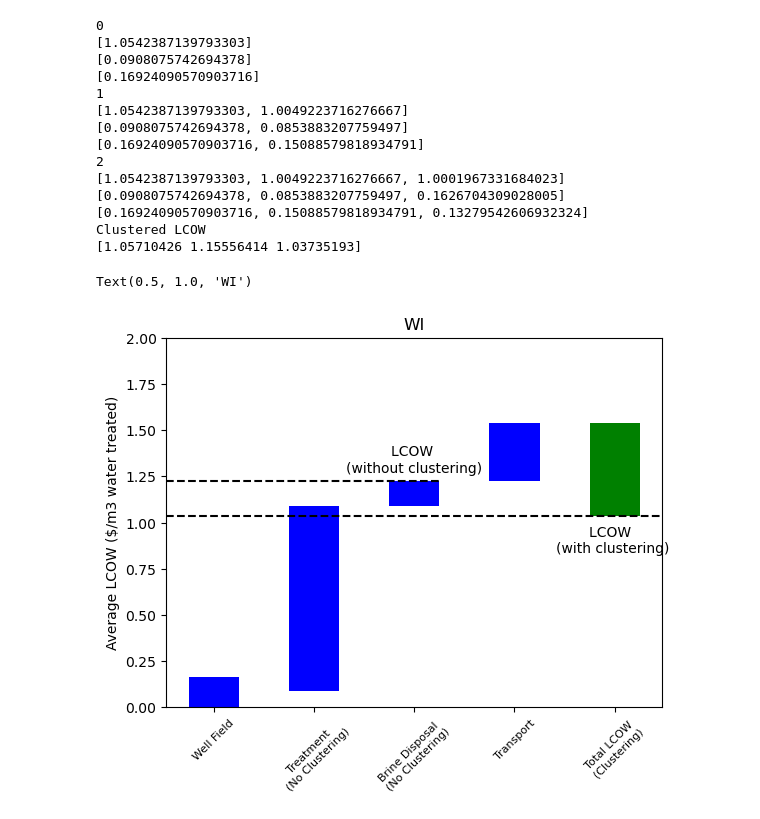
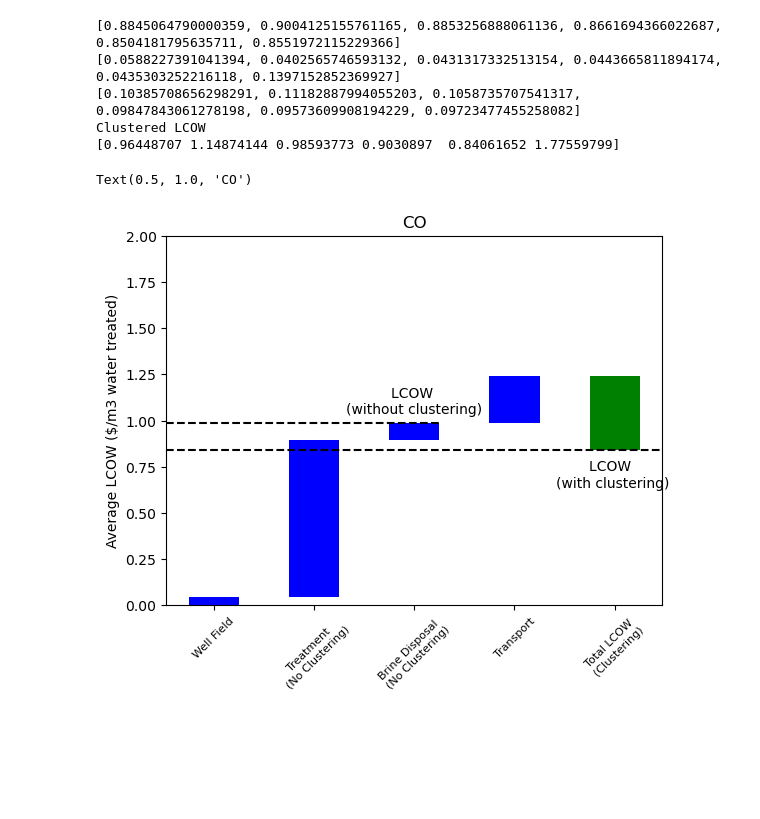
Before and after one commit to MuktaHardikar/WaterTAP3, a Jupyter notebook: watertap3/watertap3/economy_scale.ipynb, the cells around one changed output. Drawn from its saved outputs; the diff is of its cells as text; code cells hidden in the pictures; blank space fills up the shorter version.

```diff
--- a/watertap3/watertap3/economy_scale.ipynb
+++ b/watertap3/watertap3/economy_scale.ipynb
@@ -6,5 +8,5 @@ import math
 # %%
-state_alpha = 'WI'
+state_alpha = 'CO'
 # %%
 # Read the lcow file and the cluster lcow file
 
@@ -27,7 +29,7 @@ brine_lcow_no_clustering = []
 # Iterate through each cluster and subcluster. Create list of well unique id
 for cluster in cluster_df.cluster_id.unique():
     temp_df = cluster_df[cluster_df['cluster_id']==cluster]
-    print(cluster)
+    # print(cluster)
     for well_id in str(temp_df['unique_site_ID'].values[0]).split(','):
         # print(well_id)
         # print(bw_df[bw_df['unique_site_ID']==well_id]['treatment_lcow'].values[0])
@@ -39,28 +41,18 @@ for cluster in cluster_df.cluster_id.unique():
     treatment_lcow_no_clustering.append(np.average(treatment_lcow, weights=well_field_yield))
     brine_lcow_no_clustering.append(np.average(brine_lcow, weights=well_field_yield))
 
-    print(treatment_lcow_no_clustering)
-    print(well_field_lcow)
-    print(brine_lcow_no_clustering)
+print(treatment_lcow_no_clustering)
+print(well_field_lcow)
+print(brine_lcow_no_clustering)
 
 print('Clustered LCOW')
 print(cluster_df['cluster_lcow'].values)
-# print(cluster_df['cluster_avg_pipe_well_subcluster_lcow'].values + cluster_df['cluster_avg_pipe_subcluster_cluster_lcow'].values )
 # %% [output]
-0
-[1.0542387139793303]
-[0.0908075742694378]
-[0.16924090570903716]
-1
-[1.0542387139793303, 1.0049223716276667]
-[0.0908075742694378, 0.0853883207759497]
-[0.16924090570903716, 0.15088579818934791]
-2
-[1.0542387139793303, 1.0049223716276667, 1.0001967331684023]
-[0.0908075742694378, 0.0853883207759497, 0.1626704309028005]
-[0.16924090570903716, 0.15088579818934791, 0.13279542606932324]
+[0.8845064790000359, 0.9004125155761165, 0.8853256888061136, 0.8661694366022687, 0.8504181795635711, 0.8551972115229366]
+[0.0588227391041394, 0.0402565746593132, 0.0431317332513154, 0.0443665811894174, 0.0435303252216118, 0.1397152852369927]
+[0.10385708656298291, 0.11182887994055203, 0.1058735707541317, 0.09847843061278198, 0.09573609908194229, 0.09723477455258082]
 Clustered LCOW
-[1.05710426 1.15556414 1.03735193]
+[0.96448707 1.14874144 0.98593773 0.9030897  0.84061652 1.77559799]
 # %%
 fig, ax = plt.subplots()
 
@@ -71,43 +63,39 @@ bottom = 0
 ax.bar( x = x[0], height = well_field_lcow[idx], bottom=bottom, color='blue',width=0.5)
 
 # Treatment
-bottom = bottom + well_field_lcow[0]
+bottom = bottom + well_field_lcow[idx]
 ax.bar(x=x[1], height=treatment_lcow_no_clustering[idx], bottom = bottom, color='blue',width=0.5)
 
 # Brine
 bottom = bottom + treatment_lcow_no_clustering[idx]
 ax.bar(x= x[2], height= brine_lcow_no_clustering[idx], bottom= bottom, color='blue',width=0.5)
 
 # Total lcow if there was no cluster
 ax.axhline(y = bottom + brine_lcow_no_clustering[idx],xmin=0, xmax=0.55, linestyle = '--',color ='black')
 trans = ax.get_yaxis_transform()
 plt.text(0.5,bottom + brine_lcow_no_clustering[idx]+0.05,'LCOW \n(without clustering)',
          transform=trans,horizontalalignment='center')
 
 # Transport lcow in clustering
 bottom = bottom + brine_lcow_no_clustering[idx]
 ax.bar(x= x[3], height= (cluster_df['cluster_avg_pipe_well_subcluster_lcow'].values[idx] + cluster_df['cluster_avg_pipe_subcluster_cluster_lcow'].values[idx]),
             bottom = bottom, color='blue',width=0.5)
 
 # Total LCOW in clustering
 bottom = bottom + (cluster_df['cluster_avg_pipe_well_subcluster_lcow'].values[idx] + cluster_df['cluster_avg_pipe_subcluster_cluster_lcow'].values[idx])
 height = min(cluster_df['cluster_lcow'].values) - bottom
 
 ax.bar(x=x[4], height = height, bottom= bottom, color='green',width=0.5)
 
 ax.axhline(y = cluster_df['cluster_lcow'].values[idx], linestyle = '--',color ='black')
 trans = ax.get_yaxis_transform()
 plt.text(0.9,cluster_df['cluster_lcow'].values[idx]-0.2,'LCOW \n(with clustering)',transform=trans,horizontalalignment='center')
 
-# bars = ax.bar(x=df.index[2::], height=df["height_high"][2::], bottom=df["bottom"][2::], color='firebrick',width=0.5)
-# ax.bar(x=df.index[2::], height=df["height_low"][2::], bottom=df["bottom"][2::], color='green',width=0.5)
 ax.set_xticks(x,x,fontsize=8, rotation = 45)
 ax.set_ylabel('Average LCOW ($/m3 water treated)')
 ax.set_ylim([0,math.ceil(bottom)])
-# ax.tick_params(axis='y', labelsize=16)
 
 ax.set_title(state_alpha)
-# print(cluster_df['cluster_lcow'].values[0]-bottom)
 # %% [output]
-Text(0.5, 1.0, 'WI')
+Text(0.5, 1.0, 'CO')
-[figure, old version]
+[figure, new version]
```
Also changed, not shown: parts of 13 cells of this notebook, 3 other files.
